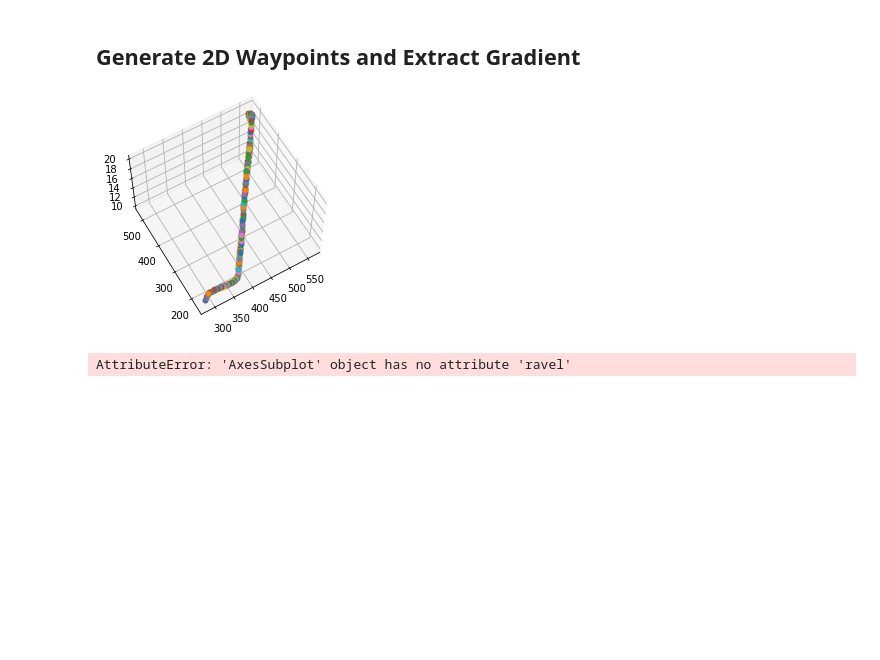
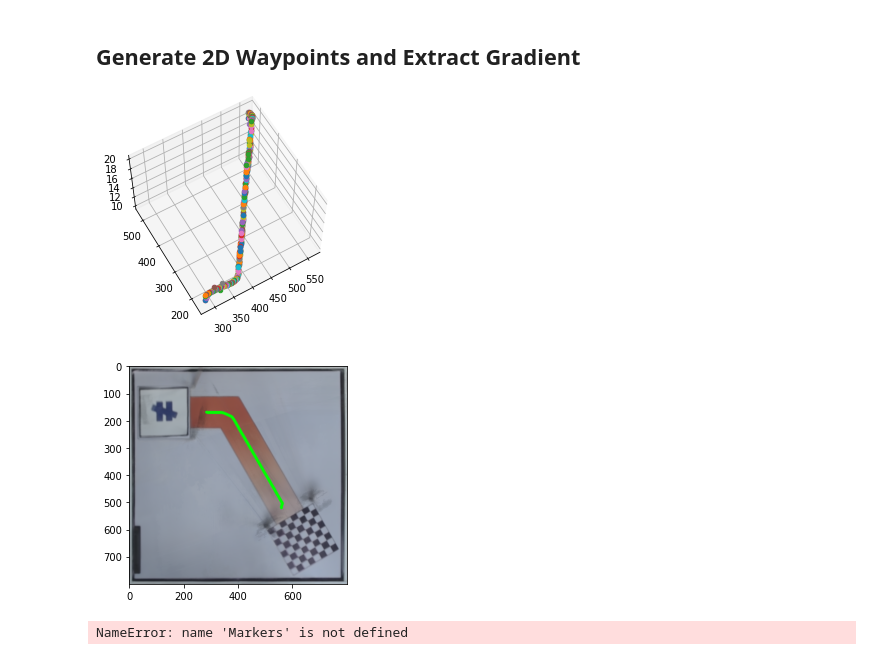
Before and after one commit to teerameth/Module6-7, a Jupyter notebook: MileStone3.ipynb, the cells around one changed output. Cells and saved outputs as stored; diff of their text form; code cells hidden in the pictures; blank space fills up the shorter version.

```diff
--- a/MileStone3.ipynb
+++ b/MileStone3.ipynb
@@ -106,15 +89,16 @@ end_points = []
 path_cnts = []
 path_cnts_approx = []
 for skeleton in path_skeletons:
-    point = []
-    result = generic_filter(skeleton, lineEnds, (3, 3))
-    for y in range(result.shape[0]):
-        for x in range(result.shape[1]):
-            if result[y][x] == 255: point.append((x, y))
-    imshow(cv2.dilate(result,kernel,iterations = 10))
-    end_points.append(point)
-    contours,_ = cv2.findContours(skeleton, cv2.RETR_LIST,cv2.CHAIN_APPROX_NONE)
-    contours_approx,_ = cv2.findContours(skeleton, cv2.RETR_LIST,cv2.CHAIN_APPROX_SIMPLE)
-    path_cnts.append(contours[0])
-    path_cnts_approx.append(contours_approx[0])
+    points = np.column_stack(np.where(skeleton.transpose() != 0)) # get array of points
+    poly_points = cv2.approxPolyDP(points, 0.02 * frame.shape[0], False) # approximate polygon
+    poly_canvas = np.zeros_like(original, np.uint8)
+    cv2.polylines(poly_canvas, [poly_points], False, (255,255,255), 1)
+    imshow(poly_canvas)
+
+    end_of_line = generic_filter(skeleton, lineEnds, (3, 3)) # find end of line
+    imshow(cv2.dilate(end_of_line,kernel,iterations = 10))
+    end_points.append(np.where(end_of_line==255))
+
+    path_cnts.append(points)
+    path_cnts_approx.append(poly_points)
 # %% [output]
@@ -124,34 +109,53 @@ for skeleton in path_skeletons:
 # %%
 # Visualize
 fig = plt.figure()
 ax = fig.add_subplot(111, projection='3d')
 visual = []
-
-trajectories = []
 for path_cnt in path_cnts:
-    trajectory = []
-    status = False
-    for item in path_cnt:
-        point = (item[0][0], item[0][1])
-        if point in end_points[0]:
-            if status == True: break
-            status = True
-        if status: trajectory.append(point)
-    trajectories.append(trajectory)
     P = unicorn.Path(path_cnt)
-    P.waypoints = trajectory
-    waypoints3D = P.generate_trajectory3D(src=gray,
+    P.waypoints = path_cnt
+    waypoints3D = P.generate_trajectory3D_rev2(src=gray,
                                              min_height=min_height,
                                              max_height=max_height,
                                              gradient_crop_ratio=gradient_crop_ratio,
                                              min_intensity_range=min_intensity_range)
     for waypoint in waypoints3D: ax.scatter(waypoint[0], waypoint[1], waypoint[2])
     canvas = original.copy()
-    for i in range(len(trajectory)): cv2.circle(canvas, trajectory[i], 5, (0, 255, 0), -1)
+    for i in range(len(path_cnt)): cv2.circle(canvas, (path_cnt[i][0], path_cnt[i][1]), 5, (0, 255, 0), -1)
     visual.append(canvas)
 ax.view_init(azim=-120, elev=60)
 plt.show()
-imshows(visual, [str(i) for i in range(len(visual))])
+imshow(visual[0])
 # %% [output]
-[figure, old version]
+[figure, new version]
-AttributeError: 'AxesSubplot' object has no attribute 'ravel'
+[figure, added]
+# %%
+H = 30 # Height buffer
+waypoints = [] # List of (x, y, z)
+for i in range(len(Markers)):
+    ### Marker ###
+    (x, y) = sorted_object[2*i].center
+    waypoints.append((x, y, H)) # Hold height
+    if Paths[i].waypoints3D[0][2] == -1: z = H
+    else: z = Paths[i].waypoints3D[0][2]
+    waypoints.append((x, y, z)) # Adjust height
+    H = z # update history
+    ### Path ###
+    for (x, y, z) in Paths[i].waypoints3D:
+#         print(H)
+        if z == -1: z = H # Hold height
+        waypoints.append((x, y, z))
+        H = z # update history
+%matplotlib notebook
+#%%
+
+fig = plt.figure()
+ax = fig.gca(projection='3d')
+# for waypoint in waypoints: ax.scatter(waypoint[0], waypoint[1], waypoint[2])
+x = [waypoints[i][0] for i in range(len(waypoints))]
+y = [waypoints[i][1] for i in range(len(waypoints))]
+z = [waypoints[i][2] for i in range(len(waypoints))]
+ax.plot(x, y, z)
+plt.show()
+# %% [output]
+NameError: name 'Markers' is not defined
```
Also changed, not shown: parts of 2 cells of this notebook, 51 other files.
